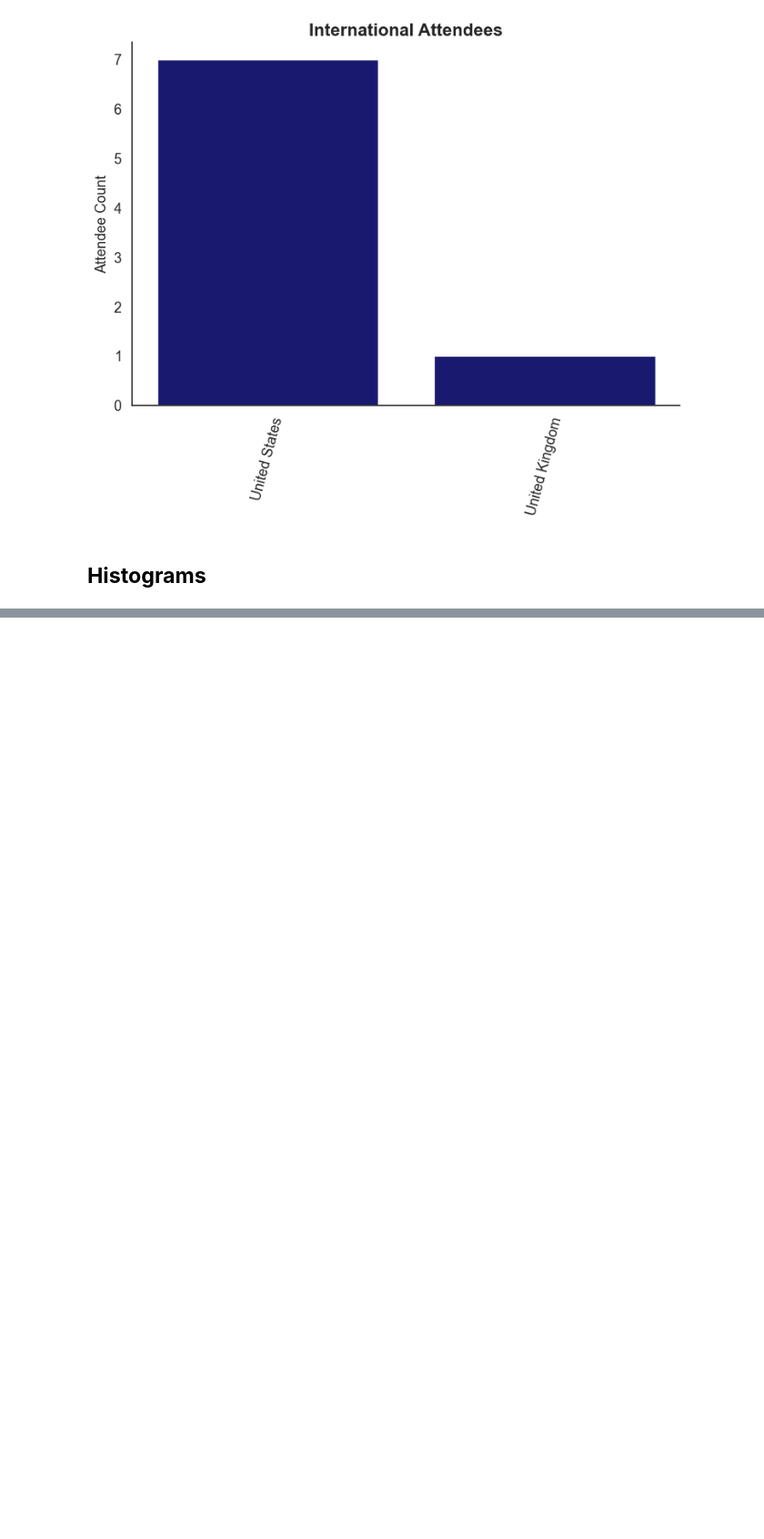
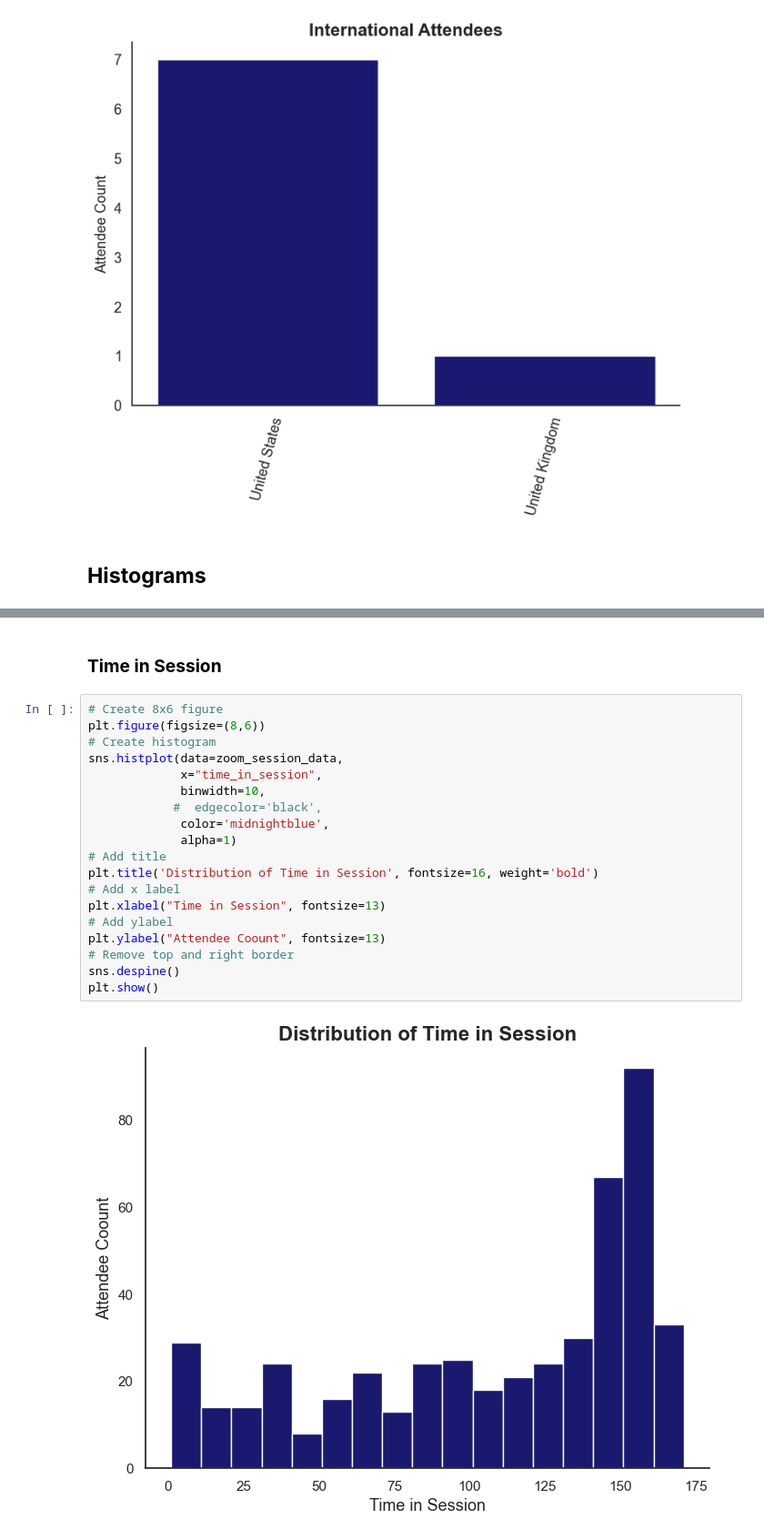
Before and after one commit to merlyn-true/event-attendee-analysis, a Jupyter notebook: notebooks/03-visualization.ipynb, the cells around one changed output, grey strips where cells are left out. Shown: that part at 91% size. Drawn from its saved outputs; the diff is of its cells as text; blank space fills up the shorter version.

Commit message:
create histograms for attendee data (zoom data)

```diff
--- a/notebooks/03-visualization.ipynb
+++ b/notebooks/03-visualization.ipynb
@@ -94,0 +104,23 @@ plt.show()
+# %% [markdown]
+### **Time in Session**
+# %%
+# Create 8x6 figure
+plt.figure(figsize=(8,6))
+# Create histogram
+sns.histplot(data=zoom_session_data,
+             x="time_in_session",
+             binwidth=10,
+            #  edgecolor='black',
+             color='midnightblue',
+             alpha=1)
+# Add title
+plt.title('Distribution of Time in Session', fontsize=16, weight='bold')
+# Add x label
+plt.xlabel("Time in Session", fontsize=13)
+# Add ylabel
+plt.ylabel("Attendee Coount", fontsize=13)
+# Remove top and right border
+sns.despine()
+plt.show()
+# %% [output]
+[figure, added]
```
Also changed, not shown: parts of 5 cells of this notebook.
